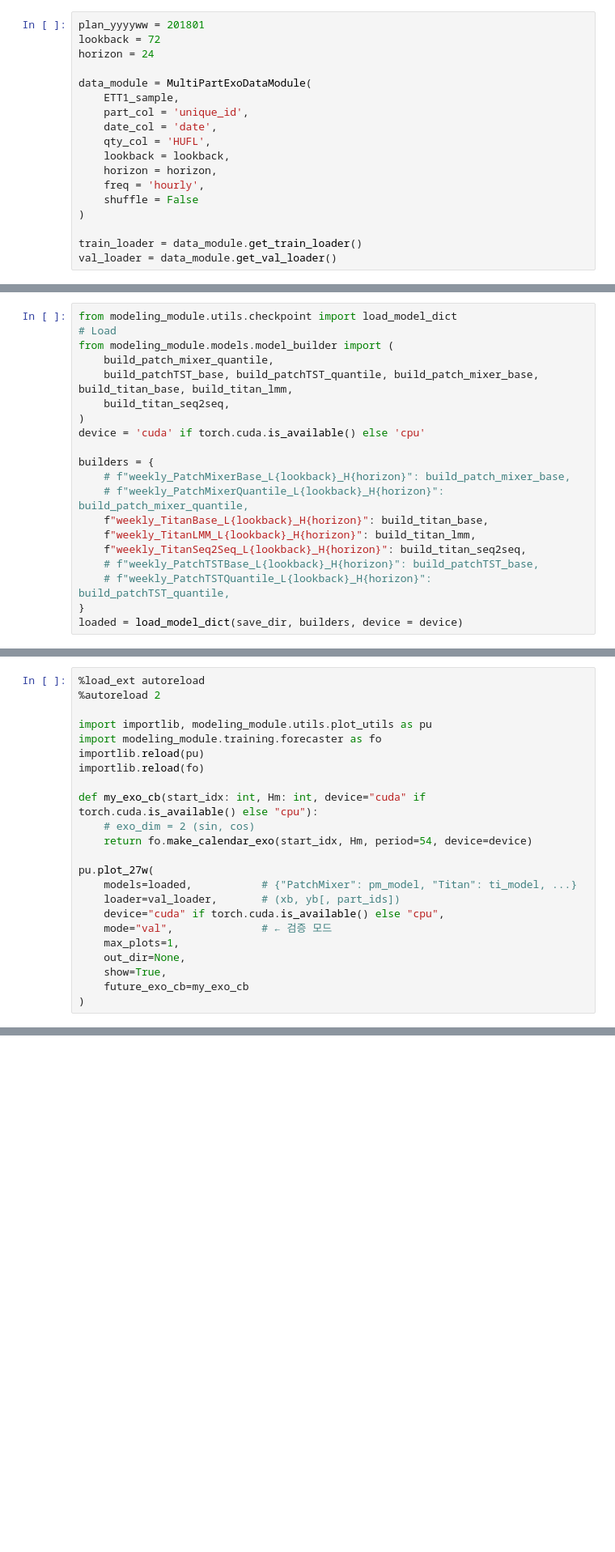
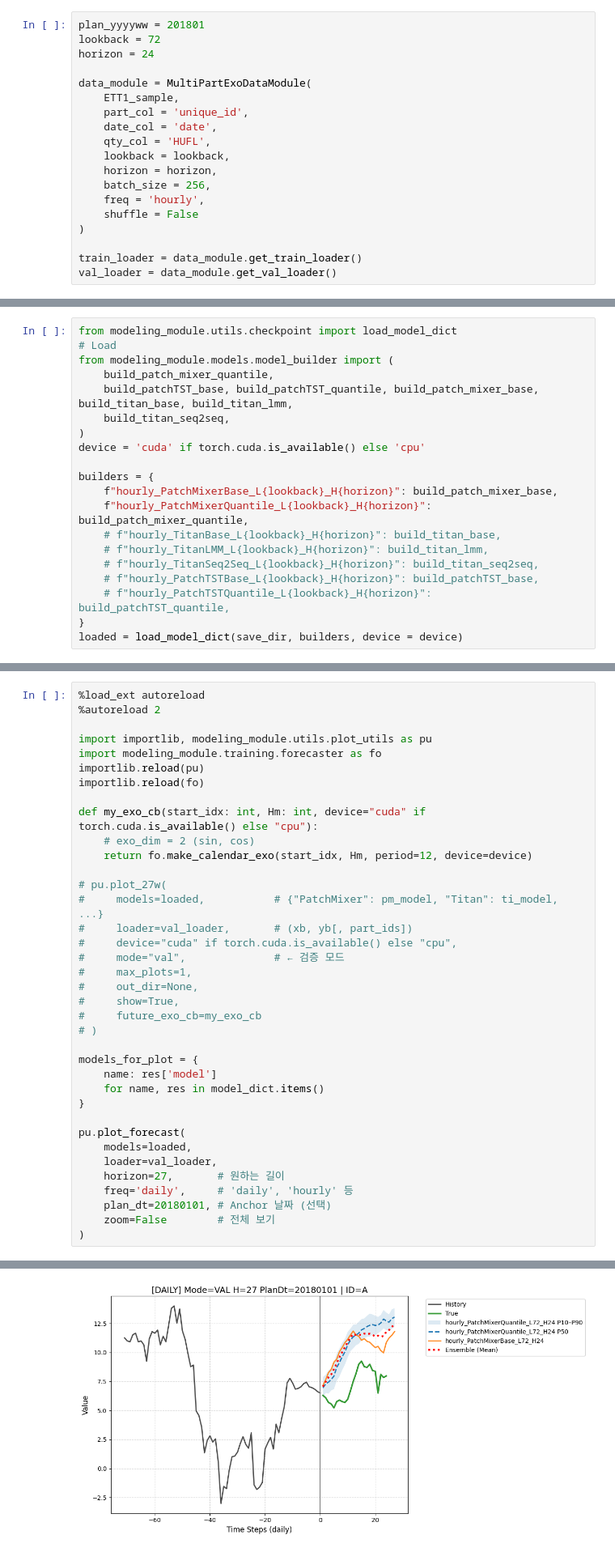
Before and after one commit to LeeKwanHyeong/data_research, a Jupyter notebook: modeling_module/model_test/model_validation.ipynb, the cells around one changed output, grey strips where cells are left out. Shown at 81% size. Drawn from its saved outputs; the diff is of its cells as text; blank space fills up the shorter version.

```diff
--- a/modeling_module/model_test/model_validation.ipynb
+++ b/modeling_module/model_test/model_validation.ipynb
@@ -78,6 +101,7 @@ data_module = MultiPartExoDataModule(
     qty_col = 'HUFL',
     lookback = lookback,
     horizon = horizon,
+    batch_size = 256,
     freq = 'hourly',
     shuffle = False
 )
@@ -138,12 +162,12 @@ from modeling_module.models.model_builder import (
 device = 'cuda' if torch.cuda.is_available() else 'cpu'
 
 builders = {
-    # f"weekly_PatchMixerBase_L{lookback}_H{horizon}": build_patch_mixer_base,
-    # f"weekly_PatchMixerQuantile_L{lookback}_H{horizon}": build_patch_mixer_quantile,
-    f"weekly_TitanBase_L{lookback}_H{horizon}": build_titan_base,
-    f"weekly_TitanLMM_L{lookback}_H{horizon}": build_titan_lmm,
-    f"weekly_TitanSeq2Seq_L{lookback}_H{horizon}": build_titan_seq2seq,
-    # f"weekly_PatchTSTBase_L{lookback}_H{horizon}": build_patchTST_base,
-    # f"weekly_PatchTSTQuantile_L{lookback}_H{horizon}": build_patchTST_quantile,
+    f"hourly_PatchMixerBase_L{lookback}_H{horizon}": build_patch_mixer_base,
+    f"hourly_PatchMixerQuantile_L{lookback}_H{horizon}": build_patch_mixer_quantile,
+    # f"hourly_TitanBase_L{lookback}_H{horizon}": build_titan_base,
+    # f"hourly_TitanLMM_L{lookback}_H{horizon}": build_titan_lmm,
+    # f"hourly_TitanSeq2Seq_L{lookback}_H{horizon}": build_titan_seq2seq,
+    # f"hourly_PatchTSTBase_L{lookback}_H{horizon}": build_patchTST_base,
+    # f"hourly_PatchTSTQuantile_L{lookback}_H{horizon}": build_patchTST_quantile,
 }
 loaded = load_model_dict(save_dir, builders, device = device)
@@ -158,15 +191,30 @@ importlib.reload(fo)
 
 def my_exo_cb(start_idx: int, Hm: int, device="cuda" if torch.cuda.is_available() else "cpu"):
     # exo_dim = 2 (sin, cos)
-    return fo.make_calendar_exo(start_idx, Hm, period=54, device=device)
+    return fo.make_calendar_exo(start_idx, Hm, period=12, device=device)
 
-pu.plot_27w(
-    models=loaded,           # {"PatchMixer": pm_model, "Titan": ti_model, ...}
-    loader=val_loader,       # (xb, yb[, part_ids])
-    device="cuda" if torch.cuda.is_available() else "cpu",
-    mode="val",              # ← 검증 모드
-    max_plots=1,
-    out_dir=None,
-    show=True,
-    future_exo_cb=my_exo_cb
+# pu.plot_27w(
+#     models=loaded,           # {"PatchMixer": pm_model, "Titan": ti_model, ...}
+#     loader=val_loader,       # (xb, yb[, part_ids])
+#     device="cuda" if torch.cuda.is_available() else "cpu",
+#     mode="val",              # ← 검증 모드
+#     max_plots=1,
+#     out_dir=None,
+#     show=True,
+#     future_exo_cb=my_exo_cb
+# )
+
+models_for_plot = {
+    name: res['model']
+    for name, res in model_dict.items()
+}
+
+pu.plot_forecast(
+    models=loaded,
+    loader=val_loader,
+    horizon=27,       # 원하는 길이
+    freq='daily',     # 'daily', 'hourly' 등
+    plan_dt=20180101, # Anchor 날짜 (선택)
+    zoom=False        # 전체 보기
 )
+# %% [output]
@@ -172,0 +228 @@ pu.plot_27w(
+[figure, added]
```
Also changed, not shown: parts of 6 cells of this notebook, 5 other files.
